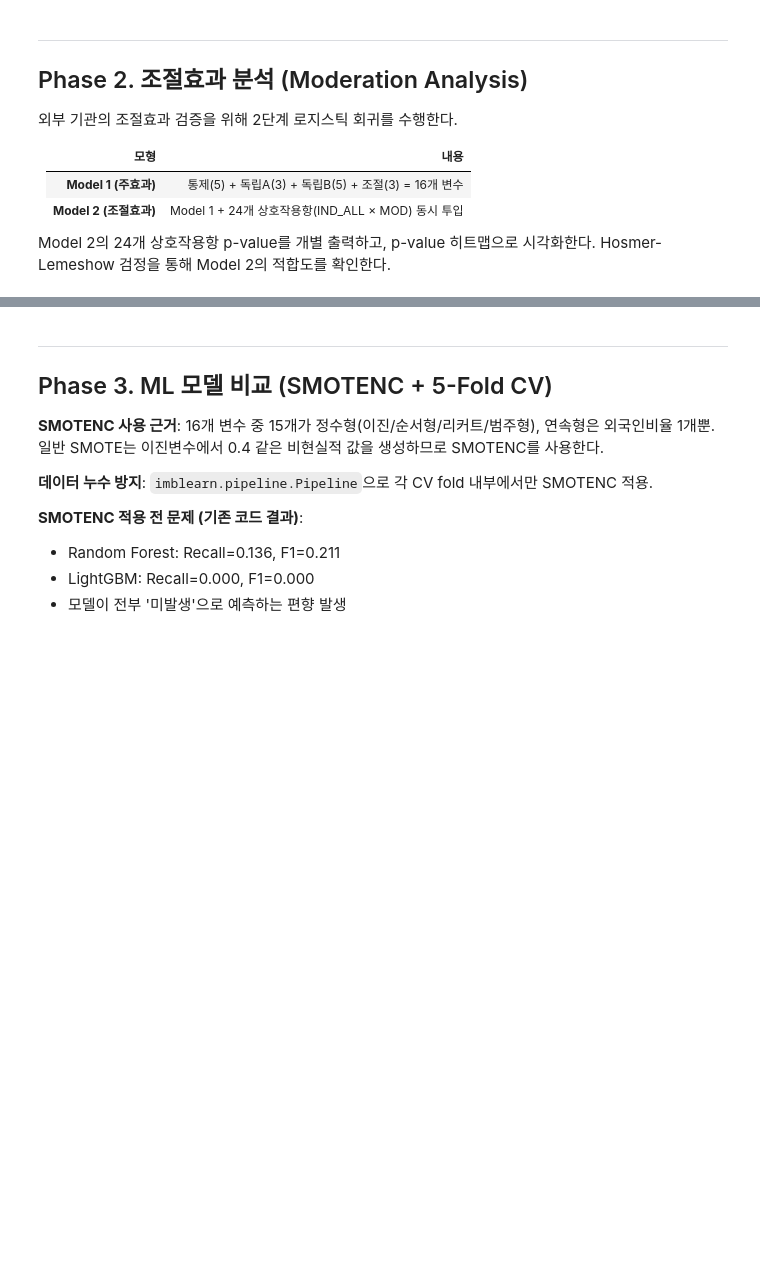
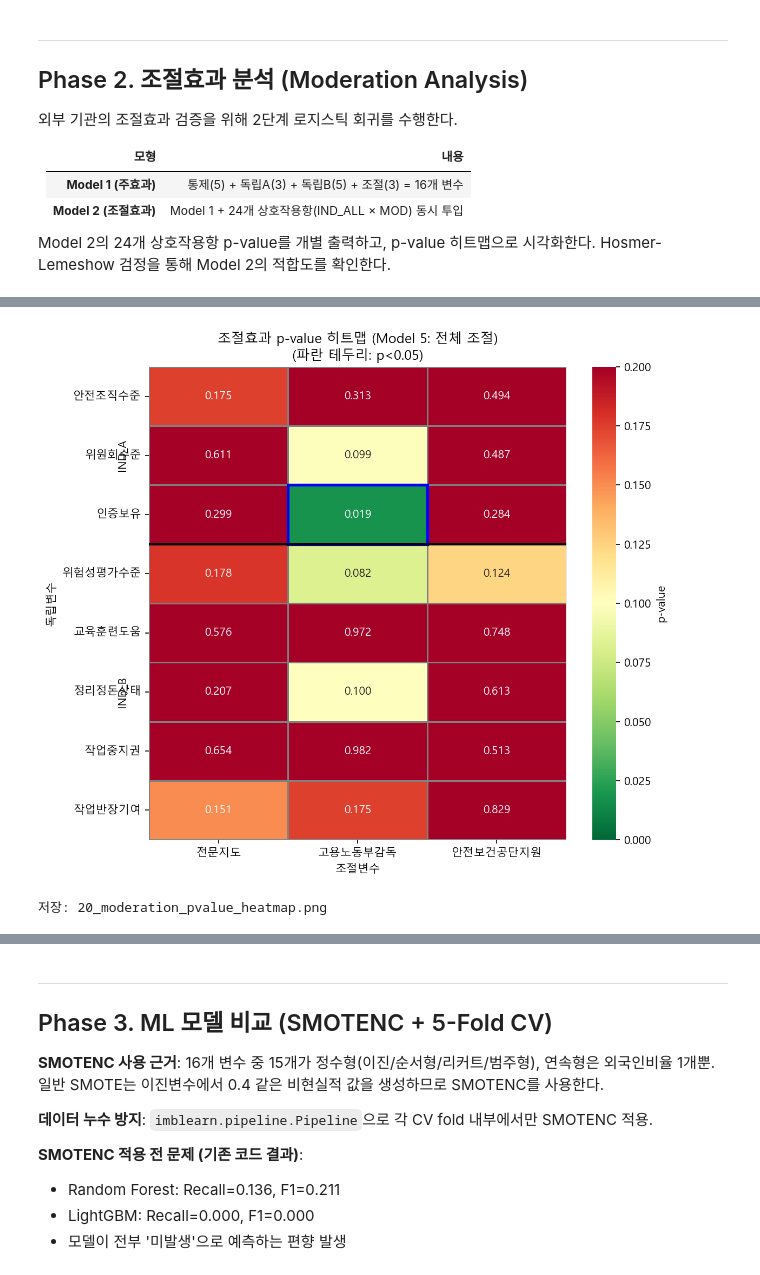
Before and after one commit to geonumul/construction_new, a Jupyter notebook: notebooks/02_데이터분석.ipynb, the cells around one changed output, grey strips where cells are left out. Drawn from its saved outputs; the diff is of its cells as text; code cells hidden in the pictures; blank space fills up the shorter version.

```diff
--- a/notebooks/02_데이터분석.ipynb
+++ b/notebooks/02_데이터분석.ipynb
@@ -622,0 +498,13 @@ Model 1(주효과 모형)에 대해 Hosmer-Lemeshow 검정을 수행하여 모
+# %%
+# Phase 2-2a. Model 3: 조절변수 1개씩 (3개 모형)
+models_3 = {}
+for mod_var in MOD:
+    X_m3 = df[CTRL + MOD + IND_ALL].copy()
+    for ind in IND_ALL:
+        X_m3[f"{ind}_x_{mod_var}"] = df[ind] * df[mod_var]
+    m = fit_logit_h(y, X_m3, f"Model 3: {mod_var} 단독 조절 (8 상호작용)")
+    models_3[mod_var] = m
+    lr = 2*(m.llf - m2.llf)
+    p  = chi2_dist.sf(lr, 8)
+    print(f"  [LR test M2→Model3_{mod_var}] χ²={lr:.3f}, df=8, p={p:.4f}",
+          " → 경계유의" if 0.05 <= p <= 0.10 else (" → 유의" if p < 0.05 else " → 비유의"))
@@ -662,0 +666,43 @@ else:
+# %%
+# Phase 2-5. 조절효과 p-value 히트맵 (Model 5 기준, 8독립 × 3조절)
+import seaborn as sns
+import warnings; warnings.filterwarnings('ignore')
+
+heatmap_data = []
+for ind in IND_ALL:
+    for mod_var in MOD:
+        term = f"{ind}_x_{mod_var}"
+        p = m5.pvalues.get(term, np.nan)
+        heatmap_data.append({'독립변수': ind, '조절변수': mod_var, 'p': p})
+
+hmap_df = pd.DataFrame(heatmap_data)
+pivot_p = hmap_df.pivot(index='독립변수', columns='조절변수', values='p')
+pivot_p = pivot_p.reindex(IND_ALL)[MOD]
+
+fig, ax = plt.subplots(figsize=(8, 7))
+sns.heatmap(
+    pivot_p, annot=True, fmt='.3f', cmap='RdYlGn_r',
+    vmin=0, vmax=0.2, ax=ax,
+    linewidths=0.5, linecolor='gray',
+    cbar_kws={'label': 'p-value'}
+)
+for i, row in enumerate(pivot_p.index):
+    for j, col in enumerate(pivot_p.columns):
+        val = pivot_p.loc[row, col]
+        if not np.isnan(val) and val < 0.05:
+            ax.add_patch(plt.Rectangle((j, i), 1, 1, fill=False,
+                         edgecolor='blue', lw=2.5, clip_on=False))
+ax.axhline(len(IND_A), color='black', lw=2)
+ax.text(-0.05, len(IND_A)/2, 'IND_A', ha='right', va='center',
+        fontsize=10, rotation=90, transform=ax.get_yaxis_transform())
+ax.text(-0.05, len(IND_A) + len(IND_B)/2, 'IND_B', ha='right', va='center',
+        fontsize=10, rotation=90, transform=ax.get_yaxis_transform())
+ax.set_title('조절효과 p-value 히트맵 (Model 5: 전체 조절)\n(파란 테두리: p<0.05)')
+ax.set_xlabel('조절변수'); ax.set_ylabel('독립변수')
+plt.tight_layout()
+plt.savefig('../results/20_moderation_pvalue_heatmap.png', dpi=150, bbox_inches='tight')
+plt.show()
+print('저장: 20_moderation_pvalue_heatmap.png')
+# %% [output]
+[figure, added]
+저장: 20_moderation_pvalue_heatmap.png
```
Also changed, not shown: parts of 23 cells of this notebook, 1 other file.
